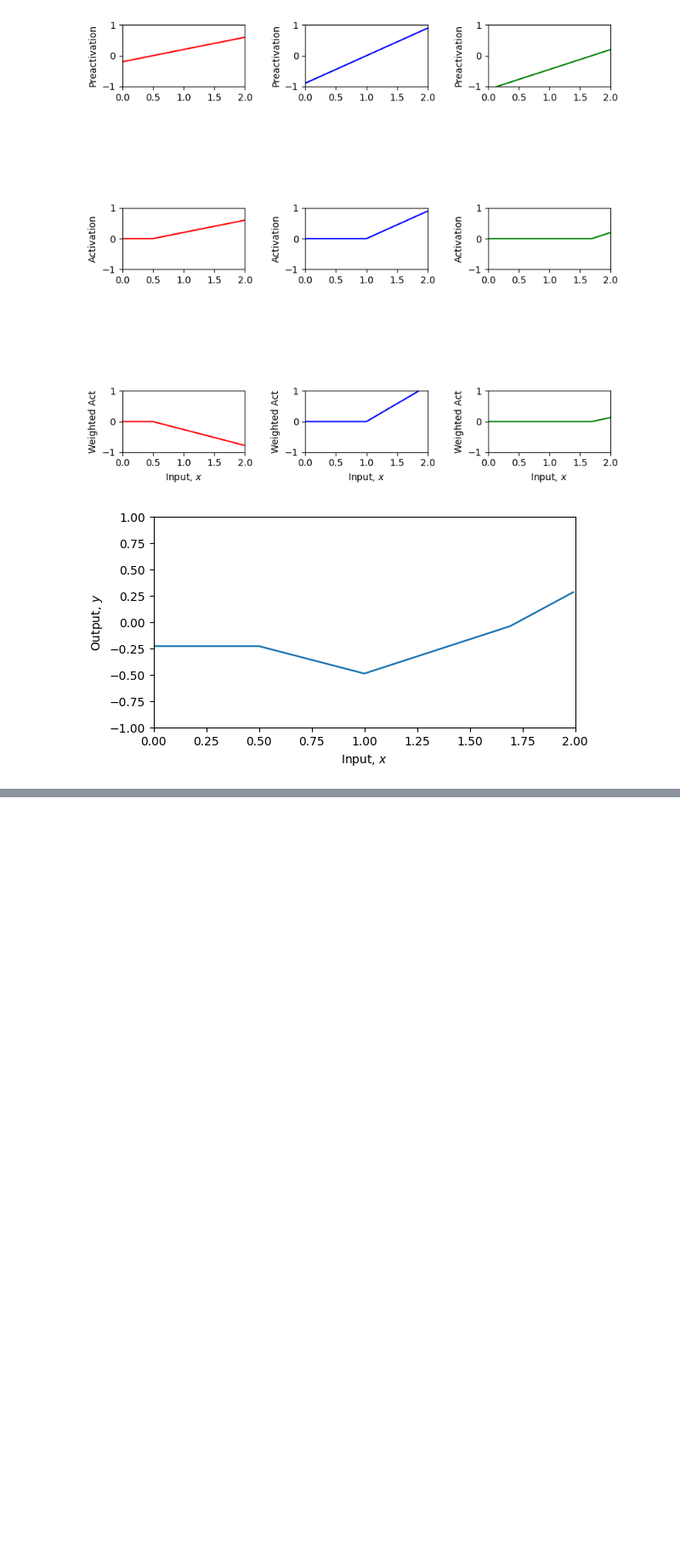
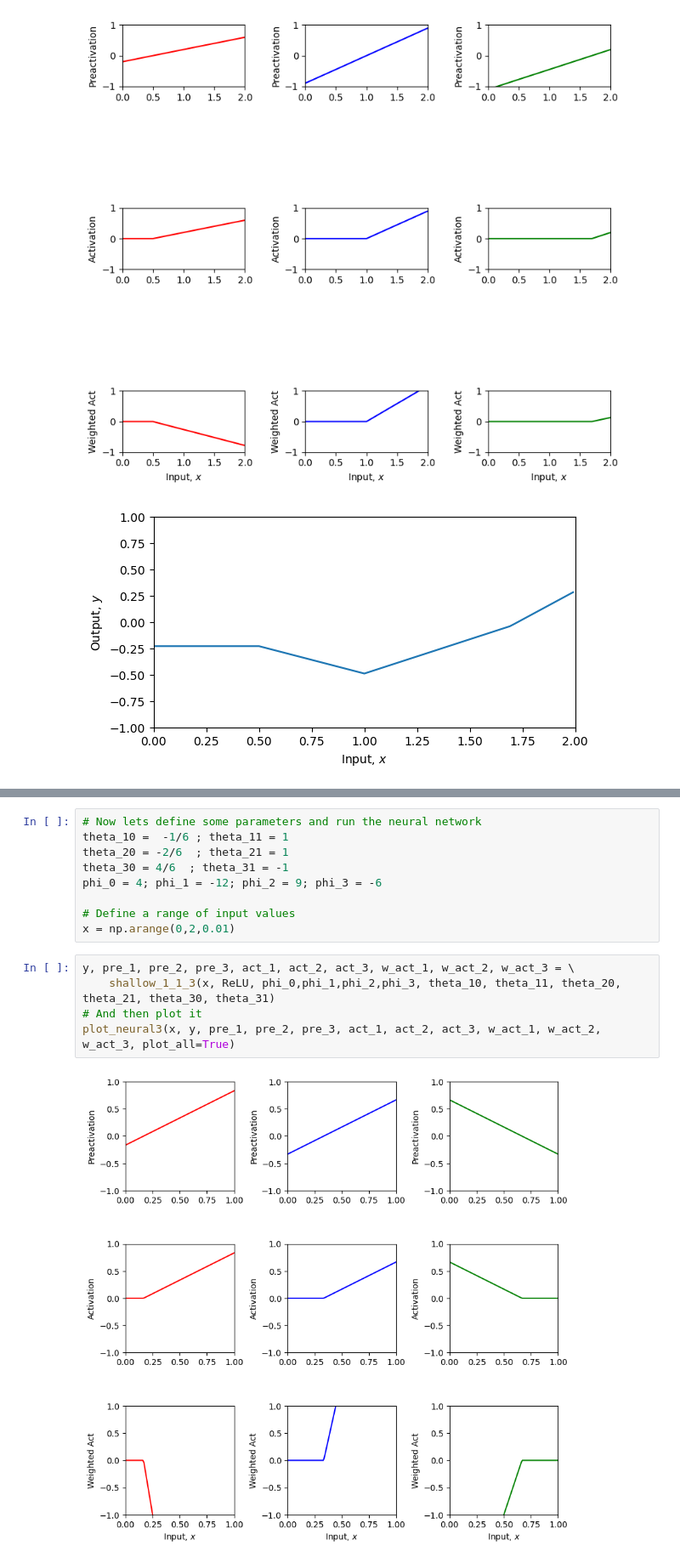
Before and after one commit to jrodriguezru/MDL-2024-1, a Jupyter notebook: Exercises from the Book/drafts.ipynb, the cells around one changed output, grey strips where cells are left out. Shown at 85% size. Drawn from its saved outputs; the diff is of its cells as text; blank space fills up the shorter version.

```diff
--- a/Exercises from the Book/drafts.ipynb
+++ b/Exercises from the Book/drafts.ipynb
@@ -159,0 +251,16 @@ plot_neural(x, y, pre_1, pre_2, pre_3, act_1, act_2, act_3, w_act_1, w_act_2, w_
+# %%
+# Now lets define some parameters and run the neural network
+theta_10 =  -1/6 ; theta_11 = 1
+theta_20 = -2/6  ; theta_21 = 1
+theta_30 = 4/6  ; theta_31 = -1
+phi_0 = 4; phi_1 = -12; phi_2 = 9; phi_3 = -6
+
+# Define a range of input values
+x = np.arange(0,2,0.01)
+# %%
+y, pre_1, pre_2, pre_3, act_1, act_2, act_3, w_act_1, w_act_2, w_act_3 = \
+    shallow_1_1_3(x, ReLU, phi_0,phi_1,phi_2,phi_3, theta_10, theta_11, theta_20, theta_21, theta_30, theta_31)
+# And then plot it
+plot_neural3(x, y, pre_1, pre_2, pre_3, act_1, act_2, act_3, w_act_1, w_act_2, w_act_3, plot_all=True)
+# %% [output]
+[figure, added]
```
Also changed, not shown: parts of 5 cells of this notebook, 2 other files.
